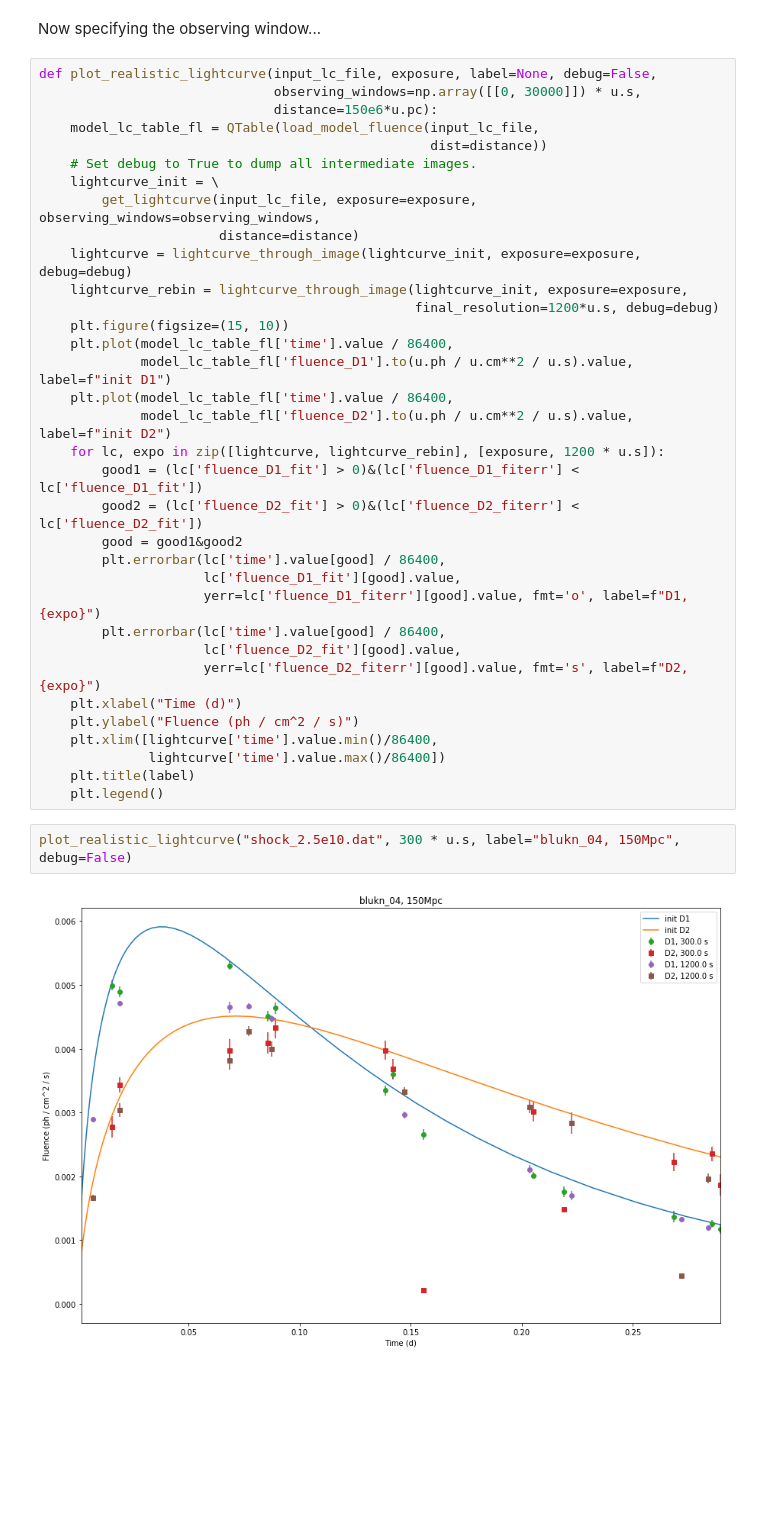
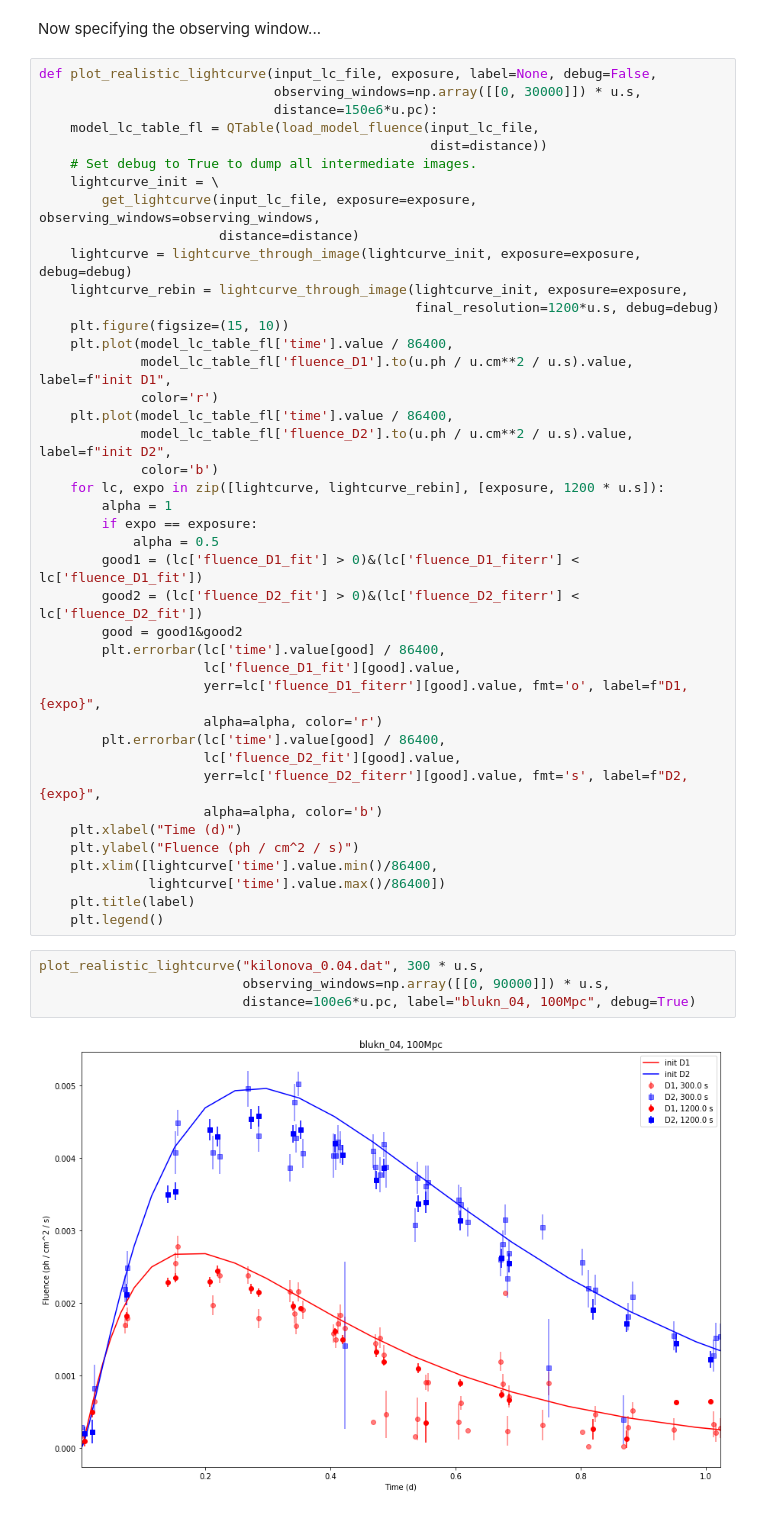
Before and after one commit to bwgref/duet-astro, a Jupyter notebook: notebooks/Realistic_lightcurves.ipynb, the cells around one changed output. Saved outputs shown, nothing was run; the diff lists cells and outputs as text; blank space fills up the shorter version.

```diff
--- a/notebooks/Realistic_lightcurves.ipynb
+++ b/notebooks/Realistic_lightcurves.ipynb
@@ -78,19 +85,26 @@ def plot_realistic_lightcurve(input_lc_file, exposure, label=None, debug=False,
                                                 final_resolution=1200*u.s, debug=debug)
     plt.figure(figsize=(15, 10))
     plt.plot(model_lc_table_fl['time'].value / 86400,
-             model_lc_table_fl['fluence_D1'].to(u.ph / u.cm**2 / u.s).value, label=f"init D1")
+             model_lc_table_fl['fluence_D1'].to(u.ph / u.cm**2 / u.s).value, label=f"init D1",
+             color='r')
     plt.plot(model_lc_table_fl['time'].value / 86400,
-             model_lc_table_fl['fluence_D2'].to(u.ph / u.cm**2 / u.s).value, label=f"init D2")
+             model_lc_table_fl['fluence_D2'].to(u.ph / u.cm**2 / u.s).value, label=f"init D2",
+             color='b')
     for lc, expo in zip([lightcurve, lightcurve_rebin], [exposure, 1200 * u.s]):
+        alpha = 1
+        if expo == exposure:
+            alpha = 0.5
         good1 = (lc['fluence_D1_fit'] > 0)&(lc['fluence_D1_fiterr'] < lc['fluence_D1_fit'])
         good2 = (lc['fluence_D2_fit'] > 0)&(lc['fluence_D2_fiterr'] < lc['fluence_D2_fit'])
         good = good1&good2
         plt.errorbar(lc['time'].value[good] / 86400,
                      lc['fluence_D1_fit'][good].value,
-                     yerr=lc['fluence_D1_fiterr'][good].value, fmt='o', label=f"D1, {expo}")
+                     yerr=lc['fluence_D1_fiterr'][good].value, fmt='o', label=f"D1, {expo}",
+                     alpha=alpha, color='r')
         plt.errorbar(lc['time'].value[good] / 86400,
                      lc['fluence_D2_fit'][good].value,
-                     yerr=lc['fluence_D2_fiterr'][good].value, fmt='s', label=f"D2, {expo}")
+                     yerr=lc['fluence_D2_fiterr'][good].value, fmt='s', label=f"D2, {expo}",
+                     alpha=alpha, color='b')
     plt.xlabel("Time (d)")
     plt.ylabel("Fluence (ph / cm^2 / s)")
     plt.xlim([lightcurve['time'].value.min()/86400,
@@ -98,9 +112,11 @@ def plot_realistic_lightcurve(input_lc_file, exposure, label=None, debug=False,
     plt.title(label)
     plt.legend()
 # %%
-plot_realistic_lightcurve("shock_2.5e10.dat", 300 * u.s, label="blukn_04, 150Mpc", debug=False)
+plot_realistic_lightcurve("kilonova_0.04.dat", 300 * u.s,
+                          observing_windows=np.array([[0, 90000]]) * u.s,
+                          distance=100e6*u.pc, label="blukn_04, 100Mpc", debug=True)
 # %% [output]
-[figure, old version]
+[figure, new version]
 # %%
 ## In case someone wants to take a look at the debug images...
 ## set debug=True in plot_realistic_lightcurves and look at them
```
Also changed, not shown: parts of 4 cells of this notebook, 3 other files.
